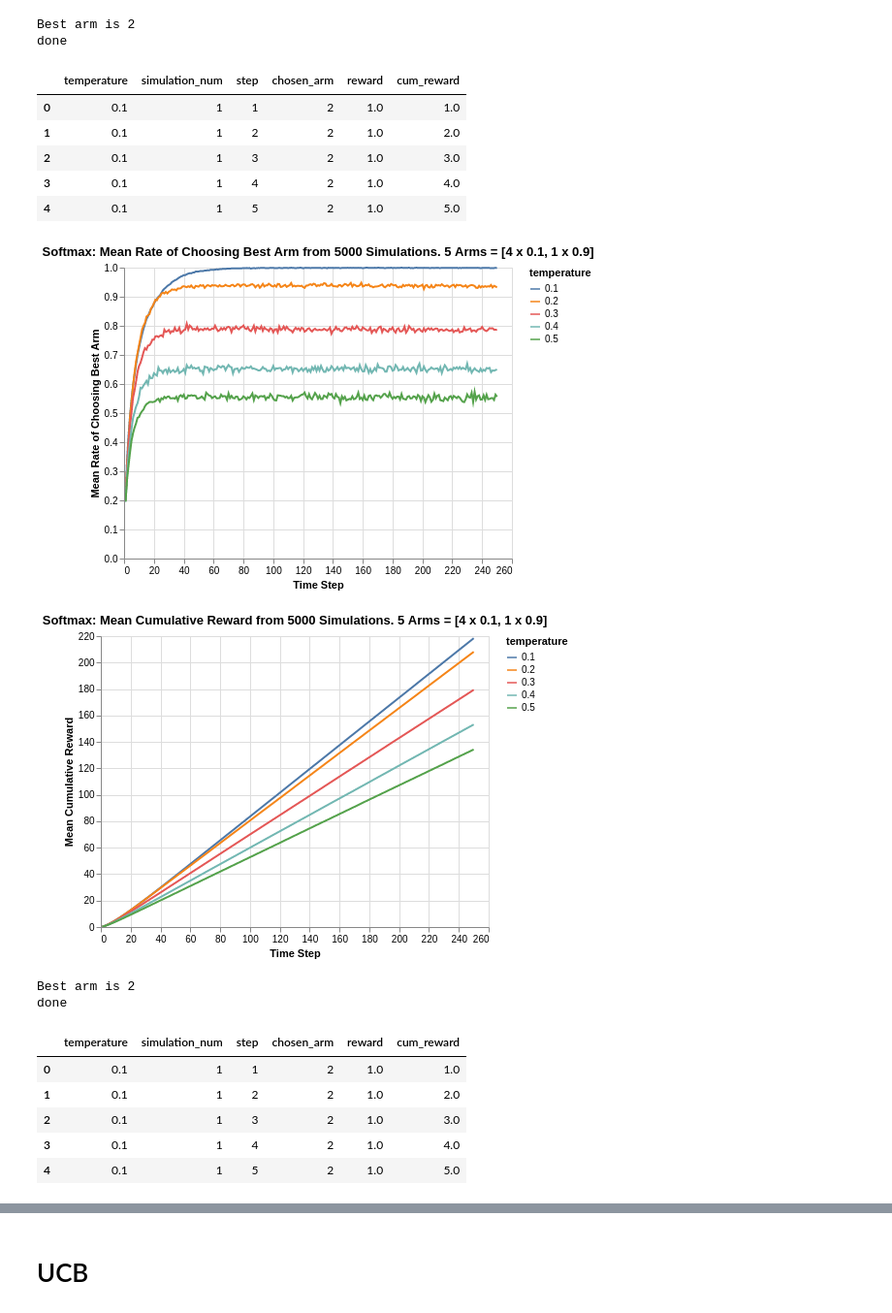
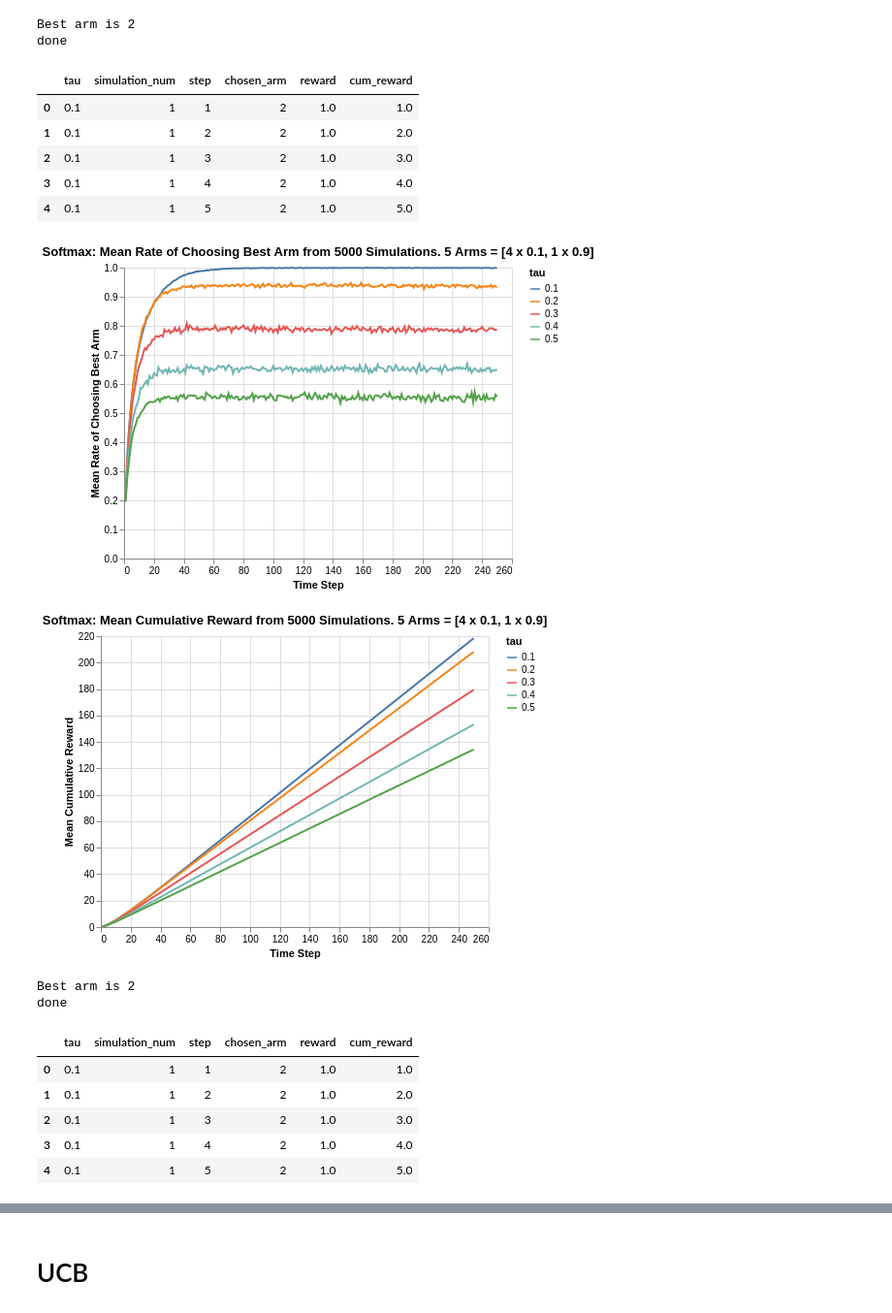
Before and after one commit to kfoofw/bandit_simulations, a Jupyter notebook: python/notebooks/analysis.ipynb, the cells around one changed output, grey strips where cells are left out. Shown at 97% size. Cells and saved outputs as stored; diff of their text form; code cells hidden in the pictures.

Commit message:
softmax article completed

```diff
--- a/python/notebooks/analysis.ipynb
+++ b/python/notebooks/analysis.ipynb
@@ -332,11 +332,11 @@ print("done")
 Best arm is 2
 done
 # %%
-df = pd.read_csv("standard_softmax_results.tsv", sep = "\t", header = None, names = ["temperature", "simulation_num", "step", "chosen_arm", "reward", "cum_reward"])
+df = pd.read_csv("standard_softmax_results.tsv", sep = "\t", header = None, names = ["tau", "simulation_num", "step", "chosen_arm", "reward", "cum_reward"])
 
 df.head()
 # %% [output]
-|  | temperature | simulation_num | step | chosen_arm | reward | cum_reward |
+|  | tau | simulation_num | step | chosen_arm | reward | cum_reward |
 | 0 | 0.1 | 1 | 1 | 2 | 1.0 | 1.0 |
 | 1 | 0.1 | 1 | 2 | 2 | 1.0 | 2.0 |
 | 2 | 0.1 | 1 | 3 | 2 | 1.0 | 3.0 |
@@ -364,24 +364,24 @@ df_chose_correctly = df_chose_correctly.reset_index()
 alt.Chart(df_chose_correctly).mark_line().encode(
     alt.X("step:Q", title = "Time Step"),
     alt.Y("chose_correct:Q", title = "Mean Rate of Choosing Best Arm", scale = alt.Scale(domain = [0, 1])),
-    color = alt.Color("temperature:N")
+    color = alt.Color("tau:N")
 ).properties(
     title = "Softmax: Mean Rate of Choosing Best Arm from 5000 Simulations. 5 Arms = [4 x 0.1, 1 x 0.9]",
 )
 # %% [output]
-[figure, old version]
+[figure, new version]
 # %%
-df_cumreward = df.loc[:,["temperature","step", "cum_reward"]].groupby(["temperature","step"]).agg("mean").reset_index()
+df_cumreward = df.loc[:,["tau","step", "cum_reward"]].groupby(["tau","step"]).agg("mean").reset_index()
 # %%
 alt.Chart(df_cumreward).mark_line().encode(
     alt.X("step:Q", title = "Time Step"),
     alt.Y("cum_reward:Q", title = "Mean Cumulative Reward"),
-    color = alt.Color("temperature:N")
+    color = alt.Color("tau:N")
 ).properties(
     title = "Softmax: Mean Cumulative Reward from 5000 Simulations. 5 Arms = [4 x 0.1, 1 x 0.9]",
 )
 # %% [output]
-[figure, old version]
+[figure, new version]
 # %%
 import random
 
@@ -414,11 +414,11 @@ print("done")
 Best arm is 2
 done
 # %%
-df = pd.read_csv("standard_softmax_results1.tsv", sep = "\t", header = None, names = ["temperature", "simulation_num", "step", "chosen_arm", "reward", "cum_reward"])
+df = pd.read_csv("standard_softmax_results1.tsv", sep = "\t", header = None, names = ["tau", "simulation_num", "step", "chosen_arm", "reward", "cum_reward"])
 
 df.head()
 # %% [output]
-|  | temperature | simulation_num | step | chosen_arm | reward | cum_reward |
+|  | tau | simulation_num | step | chosen_arm | reward | cum_reward |
 | 0 | 0.1 | 1 | 1 | 2 | 1.0 | 1.0 |
 | 1 | 0.1 | 1 | 2 | 2 | 1.0 | 2.0 |
 | 2 | 0.1 | 1 | 3 | 2 | 1.0 | 3.0 |
```
Also changed, not shown: parts of 8 cells of this notebook, 3 other files.
